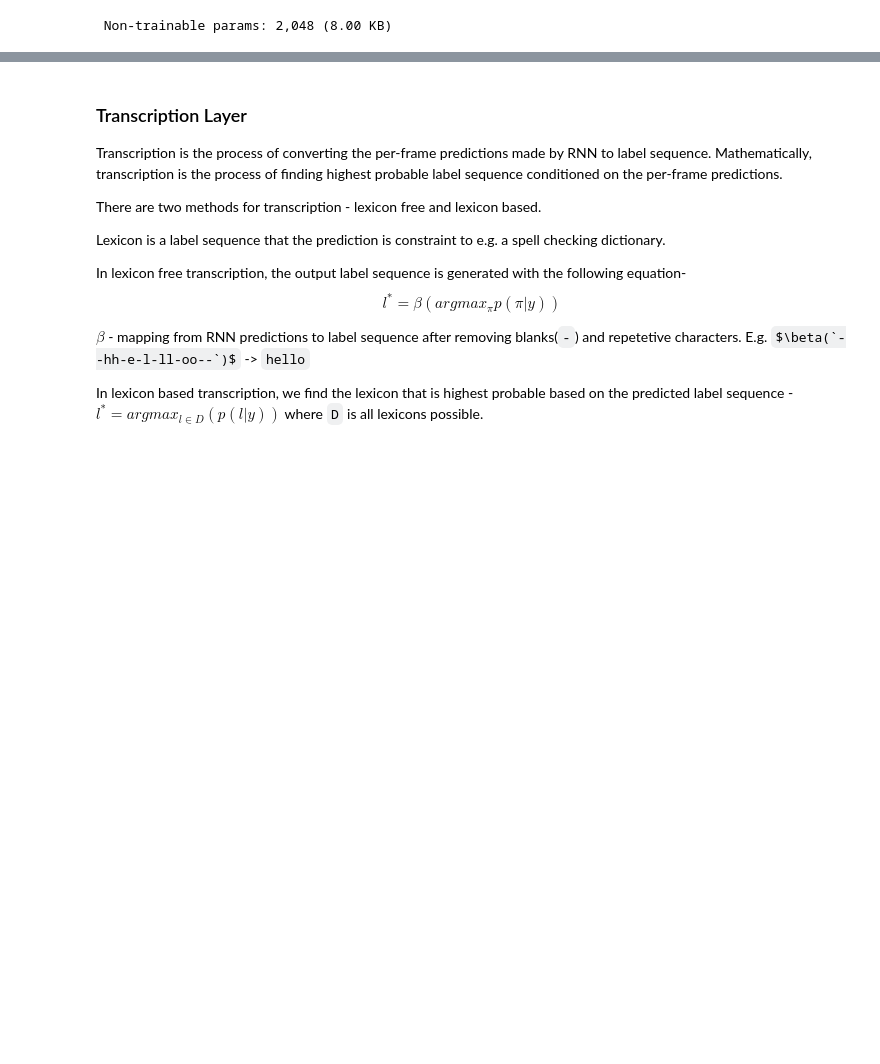
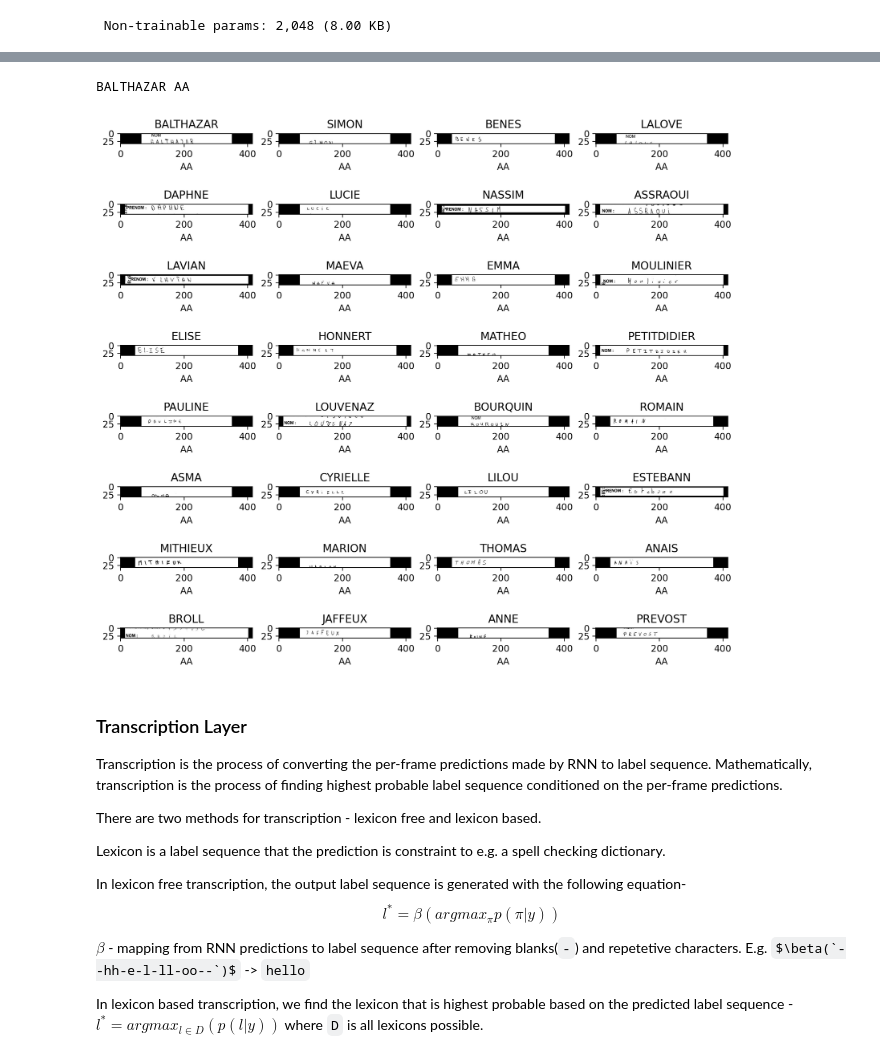
Before and after one commit to Arup3201/OCR-Tensorflow-from-Scratch, a Jupyter notebook: experiments/OCR-Tensorflow.ipynb, the cells around one changed output, grey strips where cells are left out. Cells and saved outputs as stored; diff of their text form; code cells hidden in the pictures; some formulas as TeX source; blank space fills up the shorter version.

Commit message:
Kaggle Notebook | OCR-Tensorflow | prediction result plot with matplotlib

```diff
--- a/experiments/OCR-Tensorflow.ipynb
+++ b/experiments/OCR-Tensorflow.ipynb
@@ -485,0 +491,3 @@ model.fit(train_ds,
+# %%
+def prediction_to_answer(prediction):
+    return tf.argmax(predictions, axis=-1)
@@ -486,3 +524,53 @@ model.fit(train_ds,
+# %%
+def get_complete_string(string_tensor):
+    string_tensor = tf.strings.join(string_tensor)
+    string_tensor = tf.strings.regex_replace(string_tensor, "\[UNK\]", "")
+    string_tensor = tf.compat.as_str(string_tensor.numpy())
+    return string_tensor
+# %%
+label_string = get_complete_string(label)
+prediction_string = get_complete_string(prediction)
+
+print(label_string, prediction_string)
+# %% [output]
+BALTHAZAR AA
+# %%
+def show_prediction_result(images, predictions, labels):
+    fig = plt.figure(figsize=(12, 11), dpi=200)
+
+    batch_size = images.shape[0]
+
+    n_cols = 4
+    n_rows = batch_size // n_cols + (1 if batch_size%n_cols else 0)
+
+    for r in range(n_rows):
+        for c in range(n_cols):
+            index = c+n_cols*r
+            if index<batch_size:
+                # Image at c+n_cols*r
+                img = images[index]
+
+                # Plot the image
+                ax = fig.add_subplot(n_rows, n_cols, index+1)
+                ax.imshow(img)
+
+                # Use the real label as the title
+                image_label = inverse_lookup_method(labels[index])
+                image_label = get_complete_string(image_label)
+                ax.set_title(image_label)
+
+                # Prediction on the axis
+                image_prediction = inverse_lookup_method(predictions[index])
+                image_prediction = get_complete_string(image_prediction)
+                ax.set_xlabel(image_prediction)
+
+    plt.show()
+# %%
+predictions = model(sample_imgs)
+predictions = prediction_to_answer(predictions)
+show_prediction_result(sample_imgs, predictions, sample_labels)
+# %% [output]
+[figure, added]
 # %% [markdown]
 ### Transcription Layer
 
```
Also changed, not shown: parts of 6 cells of this notebook.
